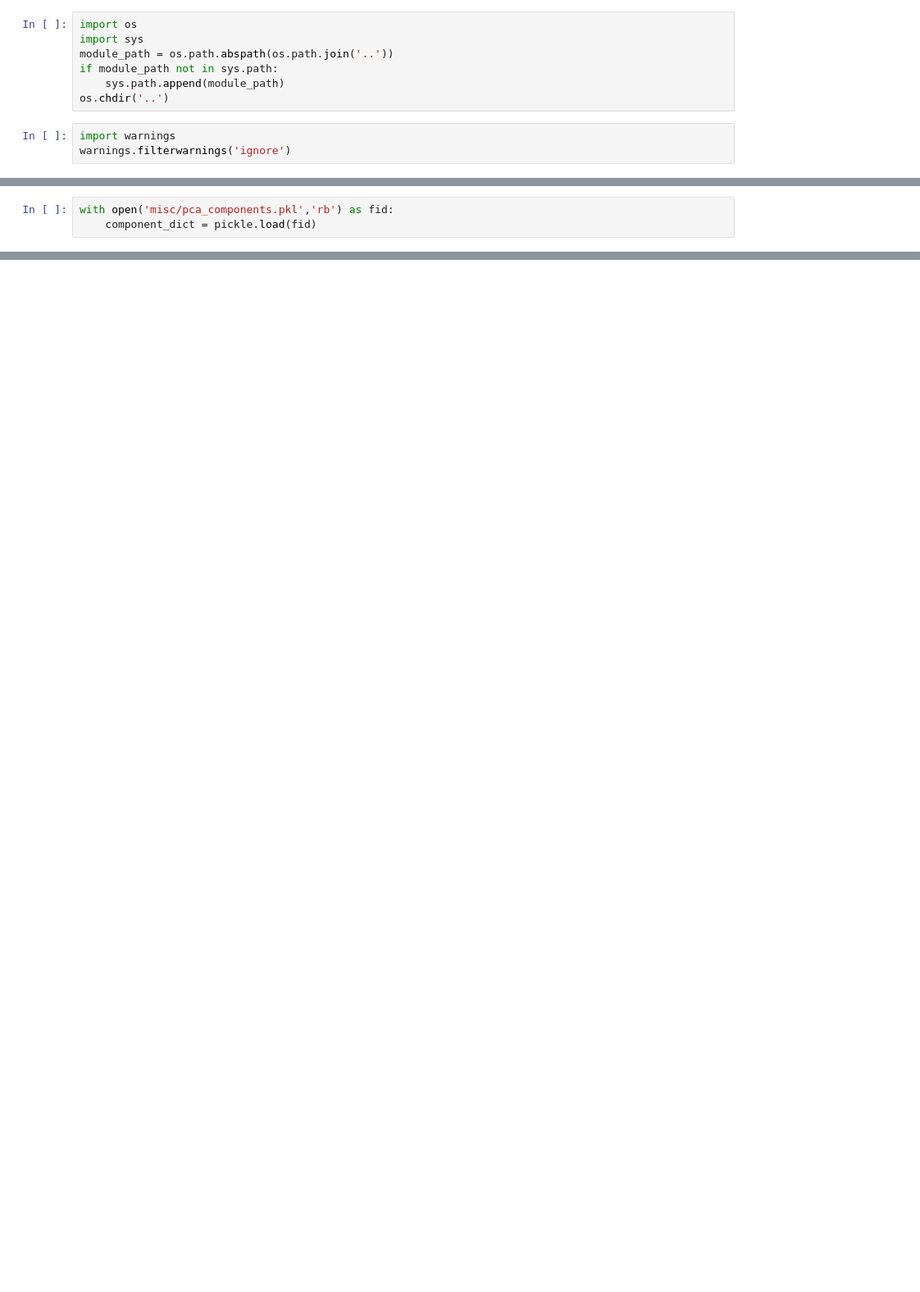
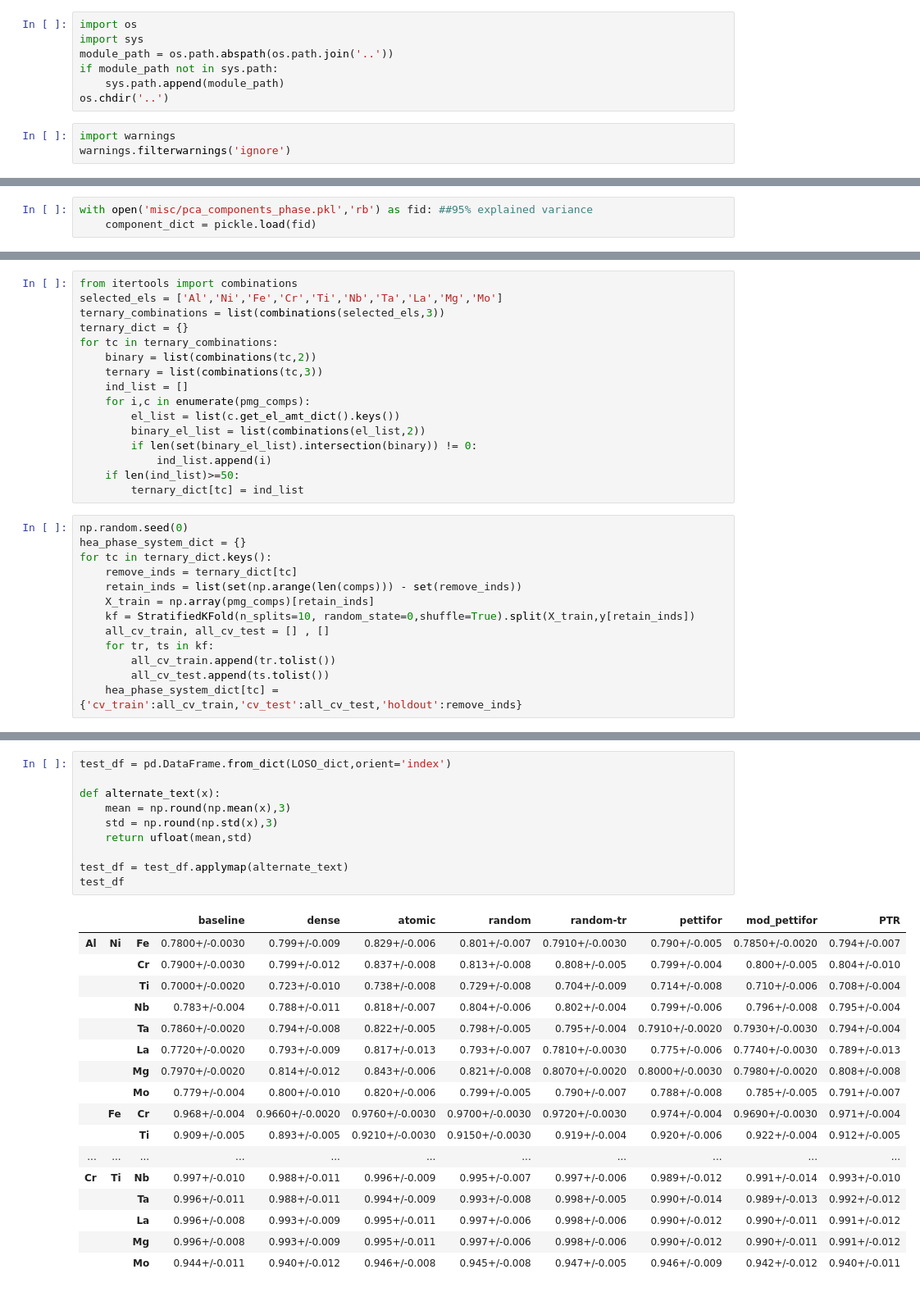
Before and after one commit to dovahkiin0022/representations, a Jupyter notebook: notebooks/2b_generalizability_phase.ipynb, the cells around one changed output, grey strips where cells are left out. Shown: that part at 82% size. Cells and saved outputs as stored; diff of their text form; blank space fills up the shorter version.

```diff
--- a/notebooks/2b_generalizability_phase.ipynb
+++ b/notebooks/2b_generalizability_phase.ipynb
@@ -37,3 +35,3 @@ y = np.array(dataY)
 # %%
-with open('misc/pca_components.pkl','rb') as fid:
+with open('misc/pca_components_phase.pkl','rb') as fid: ##95% explained variance
     component_dict = pickle.load(fid)
@@ -181,0 +395,29 @@ Name: atomic, dtype: float64
+# %%
+from itertools import combinations
+selected_els = ['Al','Ni','Fe','Cr','Ti','Nb','Ta','La','Mg','Mo']
+ternary_combinations = list(combinations(selected_els,3))
+ternary_dict = {}
+for tc in ternary_combinations:
+    binary = list(combinations(tc,2))
+    ternary = list(combinations(tc,3))
+    ind_list = []
+    for i,c in enumerate(pmg_comps):
+        el_list = list(c.get_el_amt_dict().keys())
+        binary_el_list = list(combinations(el_list,2))
+        if len(set(binary_el_list).intersection(binary)) != 0:
+            ind_list.append(i)
+    if len(ind_list)>=50:
+        ternary_dict[tc] = ind_list
+# %%
+np.random.seed(0)
+hea_phase_system_dict = {}
+for tc in ternary_dict.keys():
+    remove_inds = ternary_dict[tc]
+    retain_inds = list(set(np.arange(len(comps))) - set(remove_inds))
+    X_train = np.array(pmg_comps)[retain_inds]
+    kf = StratifiedKFold(n_splits=10, random_state=0,shuffle=True).split(X_train,y[retain_inds])
+    all_cv_train, all_cv_test = [] , []
+    for tr, ts in kf:
+        all_cv_train.append(tr.tolist())
+        all_cv_test.append(ts.tolist())
+    hea_phase_system_dict[tc] = {'cv_train':all_cv_train,'cv_test':all_cv_test,'holdout':remove_inds}
@@ -181,0 +492,28 @@ Name: atomic, dtype: float64
+# %%
+test_df = pd.DataFrame.from_dict(LOSO_dict,orient='index')
+
+def alternate_text(x):
+    mean = np.round(np.mean(x),3)
+    std = np.round(np.std(x),3)
+    return ufloat(mean,std)
+
+test_df = test_df.applymap(alternate_text)
+test_df
+# %% [output]
+|  |  |  | baseline | dense | atomic | random | random-tr | pettifor | mod_pettifor | PTR |
+| Al | Ni | Fe | 0.7800+/-0.0030 | 0.799+/-0.009 | 0.829+/-0.006 | 0.801+/-0.007 | 0.7910+/-0.0030 | 0.790+/-0.005 | 0.7850+/-0.0020 | 0.794+/-0.007 |
+|  |  | Cr | 0.7900+/-0.0030 | 0.799+/-0.012 | 0.837+/-0.008 | 0.813+/-0.008 | 0.808+/-0.005 | 0.799+/-0.004 | 0.800+/-0.005 | 0.804+/-0.010 |
+|  |  | Ti | 0.7000+/-0.0020 | 0.723+/-0.010 | 0.738+/-0.008 | 0.729+/-0.008 | 0.704+/-0.009 | 0.714+/-0.008 | 0.710+/-0.006 | 0.708+/-0.004 |
+|  |  | Nb | 0.783+/-0.004 | 0.788+/-0.011 | 0.818+/-0.007 | 0.804+/-0.006 | 0.802+/-0.004 | 0.799+/-0.006 | 0.796+/-0.008 | 0.795+/-0.004 |
+|  |  | Ta | 0.7860+/-0.0020 | 0.794+/-0.008 | 0.822+/-0.005 | 0.798+/-0.005 | 0.795+/-0.004 | 0.7910+/-0.0020 | 0.7930+/-0.0030 | 0.794+/-0.004 |
+|  |  | La | 0.7720+/-0.0020 | 0.793+/-0.009 | 0.817+/-0.013 | 0.793+/-0.007 | 0.7810+/-0.0030 | 0.775+/-0.006 | 0.7740+/-0.0030 | 0.789+/-0.013 |
+|  |  | Mg | 0.7970+/-0.0020 | 0.814+/-0.012 | 0.843+/-0.006 | 0.821+/-0.008 | 0.8070+/-0.0020 | 0.8000+/-0.0030 | 0.7980+/-0.0020 | 0.808+/-0.008 |
+|  |  | Mo | 0.779+/-0.004 | 0.800+/-0.010 | 0.820+/-0.006 | 0.799+/-0.005 | 0.790+/-0.007 | 0.788+/-0.008 | 0.785+/-0.005 | 0.791+/-0.007 |
+|  | Fe | Cr | 0.968+/-0.004 | 0.9660+/-0.0020 | 0.9760+/-0.0030 | 0.9700+/-0.0030 | 0.9720+/-0.0030 | 0.974+/-0.004 | 0.9690+/-0.0030 | 0.971+/-0.004 |
+|  |  | Ti | 0.909+/-0.005 | 0.893+/-0.005 | 0.9210+/-0.0030 | 0.9150+/-0.0030 | 0.919+/-0.004 | 0.920+/-0.006 | 0.922+/-0.004 | 0.912+/-0.005 |
+| ... | ... | ... | ... | ... | ... | ... | ... | ... | ... | ... |
+| Cr | Ti | Nb | 0.997+/-0.010 | 0.988+/-0.011 | 0.996+/-0.009 | 0.995+/-0.007 | 0.997+/-0.006 | 0.989+/-0.012 | 0.991+/-0.014 | 0.993+/-0.010 |
+|  |  | Ta | 0.996+/-0.011 | 0.988+/-0.011 | 0.994+/-0.009 | 0.993+/-0.008 | 0.998+/-0.005 | 0.990+/-0.014 | 0.989+/-0.013 | 0.992+/-0.012 |
+|  |  | La | 0.996+/-0.008 | 0.993+/-0.009 | 0.995+/-0.011 | 0.997+/-0.006 | 0.998+/-0.006 | 0.990+/-0.012 | 0.990+/-0.011 | 0.991+/-0.012 |
+|  |  | Mg | 0.996+/-0.008 | 0.993+/-0.009 | 0.995+/-0.011 | 0.997+/-0.006 | 0.998+/-0.006 | 0.990+/-0.012 | 0.990+/-0.011 | 0.991+/-0.012 |
+|  |  | Mo | 0.944+/-0.011 | 0.940+/-0.012 | 0.946+/-0.008 | 0.945+/-0.008 | 0.947+/-0.005 | 0.946+/-0.009 | 0.942+/-0.012 | 0.940+/-0.011 |
```
Also changed, not shown: parts of 30 cells of this notebook, 12 other files.
